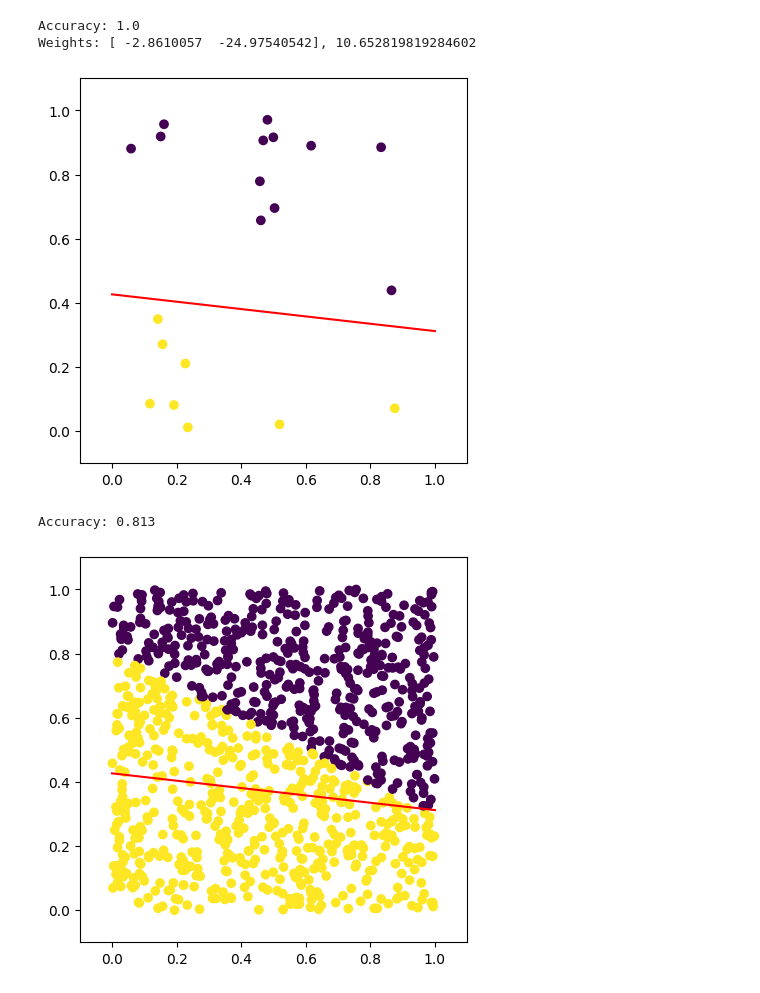
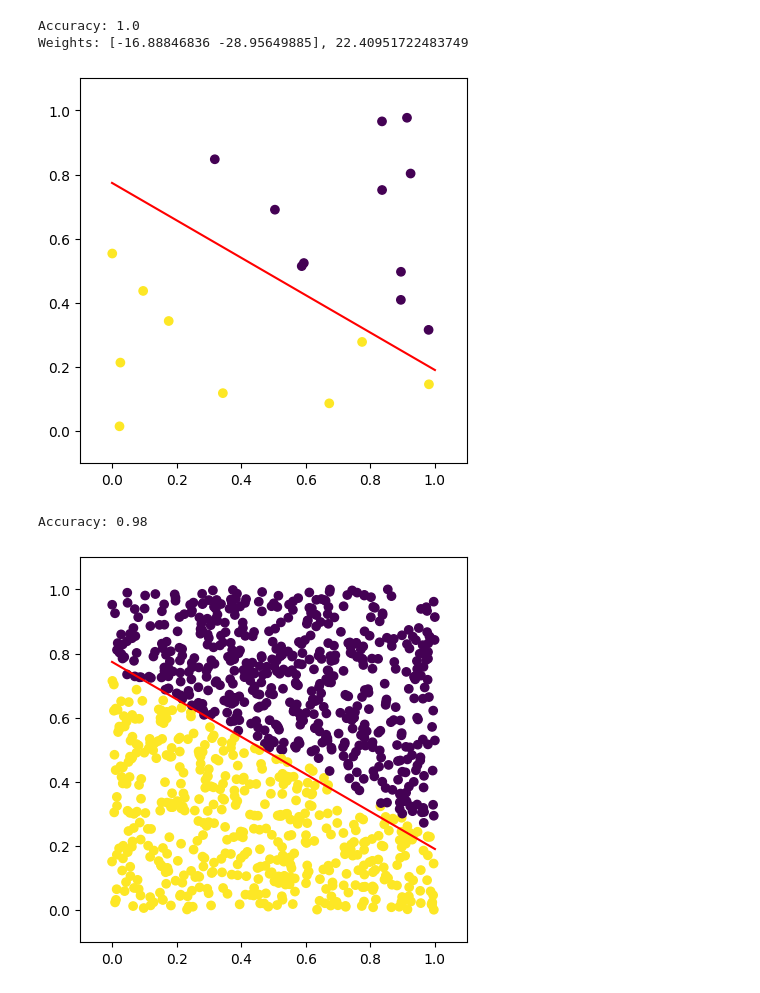
Before and after one commit to fboldt/aulasann, a Jupyter notebook: aula01c_perceptron with bias.ipynb, the cells around one changed output. Drawn from its saved outputs; the diff is of its cells as text; code cells hidden in the pictures.

```diff
--- a/aula01c_perceptron with bias.ipynb
+++ b/aula01c_perceptron with bias.ipynb
@@ -4,9 +4,9 @@
 import numpy as np
 import matplotlib.pyplot as plt
 
-def createDataset(n=20, coef=0.5, intercept=0.2):
+def createDataset(n=20, coef=0.5, intercept=0.4):
   X = np.random.rand(n,2)
-  y = np.array(X[:,0]*coef>(X[:,1]-intercept), dtype=int)*2-1
+  y = np.array(X[:,0]*coef>(X[:,1]-intercept/2), dtype=int)*2-1
   return X, y
 
 X, y = createDataset()
@@ -88,5 +88,5 @@ Accuracy: 0.908
 # %%
-X, y = createDataset(20, -0.5, 0.8)
+X, y = createDataset(20, -0.5, 1.5)
 clf = Perceptron()
 clf.fit(X, y)
 ypred = clf.predict(X)
@@ -97,15 +97,15 @@ plotHyperplan(clf.w_, clf.b_)
 plt.show()
 # %% [output]
 Accuracy: 1.0
-Weights: [ -2.8610057  -24.97540542], 10.652819819284602
+Weights: [-16.88846836 -28.95649885], 22.40951722483749
-[figure, old version]
+[figure, new version]
 # %%
-X_test, y_test = createDataset(1000, -0.5, 0.8)
+X_test, y_test = createDataset(1000, -0.5, 1.5)
 ypred = clf.predict(X_test)
 print("Accuracy:", accuracy_score(y_test, ypred))
 plotDataset(X_test, y_test)
 plotHyperplan(clf.w_, clf.b_)
 plt.show()
 # %% [output]
-Accuracy: 0.813
+Accuracy: 0.98
-[figure, old version]
+[figure, new version]
```
Also changed, not shown: parts of 4 cells of this notebook.
